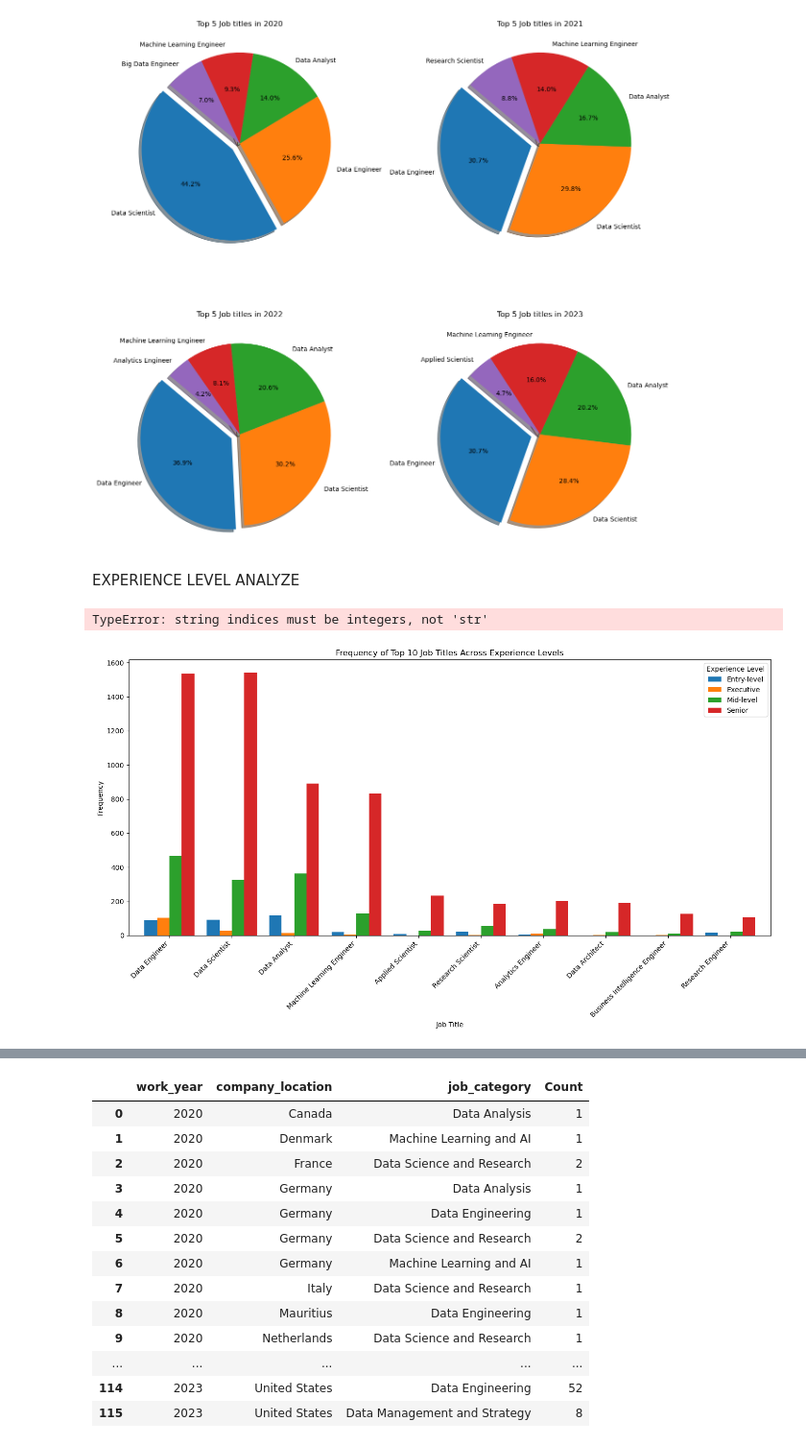
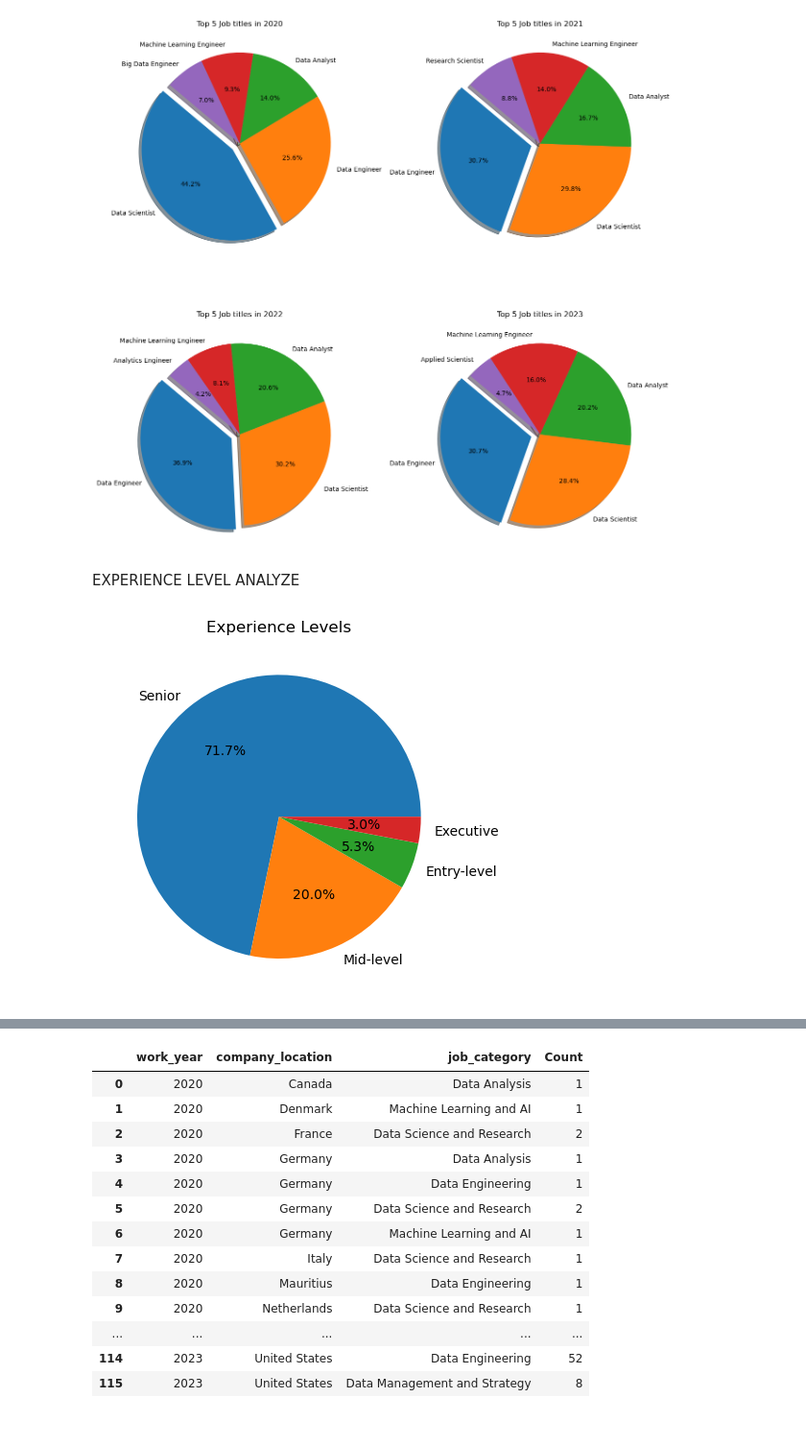
Before and after one commit to chonyeagoro/Project_-1, a Jupyter notebook: jobs_salaries.ipynb, the cells around one changed output, grey strips where cells are left out. Shown at 96% size. Saved outputs shown, nothing was run; the diff lists cells and outputs as text; code cells hidden in the pictures.

```diff
--- a/jobs_salaries.ipynb
+++ b/jobs_salaries.ipynb
@@ -568,14 +568,17 @@ plt.tight_layout()
 plt.show()
 # %% [output]
 [figure]
-# %% [markdown]
-EXPERIENCE LEVEL ANALYZE
+# %% [markdown]
+EXPERIENCE LEVEL ANALYZE
 # %%
-#pie chart for experience level
-experience_data = experience_level["experience_level"].value_counts()
+import matplotlib.pyplot as plt
+# Assuming 'df' is your DataFrame and it contains a column named 'experience_level'
+experience_data = df["experience_level"].value_counts()
 
+# Plotting the pie chart
 experience_data.plot.pie(autopct="%1.1f%%")
 plt.title("Experience Levels")
-plt.show()
+plt.ylabel('')  # This removes the 'experience_level' label on the y-axis, making the chart cleaner
+plt.show()  # Display the plot
 # %% [output]
-TypeError: string indices must be integers, not 'str'
+[figure, added]
@@ -594,11 +584,0 @@ top_10_job_titles
-# %%
-top_10_job_titles.plot(kind='bar', figsize=(14, 8), width=0.8)
-plt.title('Frequency of Top 10 Job Titles Across Experience Levels')
-plt.xlabel('Job Title')
-plt.ylabel('Frequency')
-plt.xticks(rotation=45, ha='right')
-plt.legend(title='Experience Level')
-plt.tight_layout()
-plt.show()
-# %% [output]
-[figure, removed]
```
Also changed, not shown: parts of 21 cells of this notebook.
